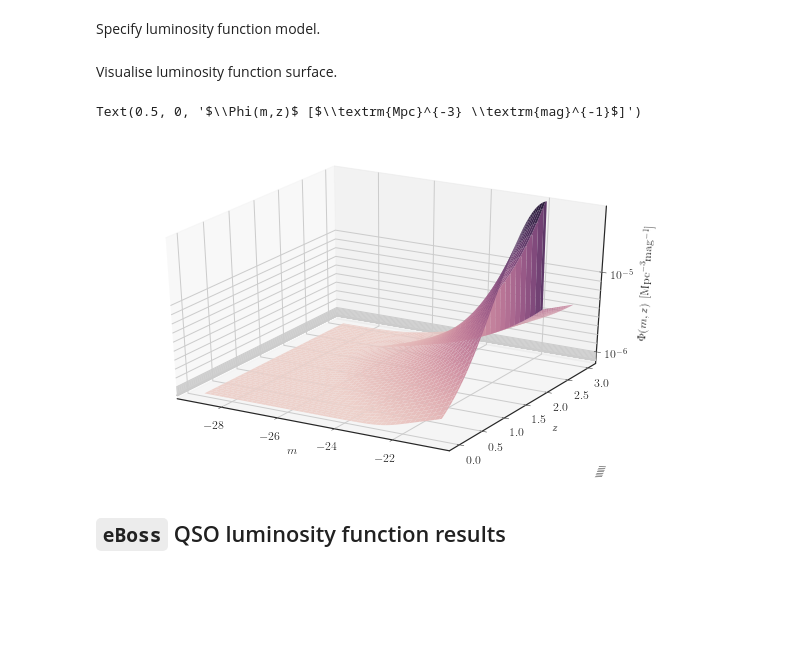
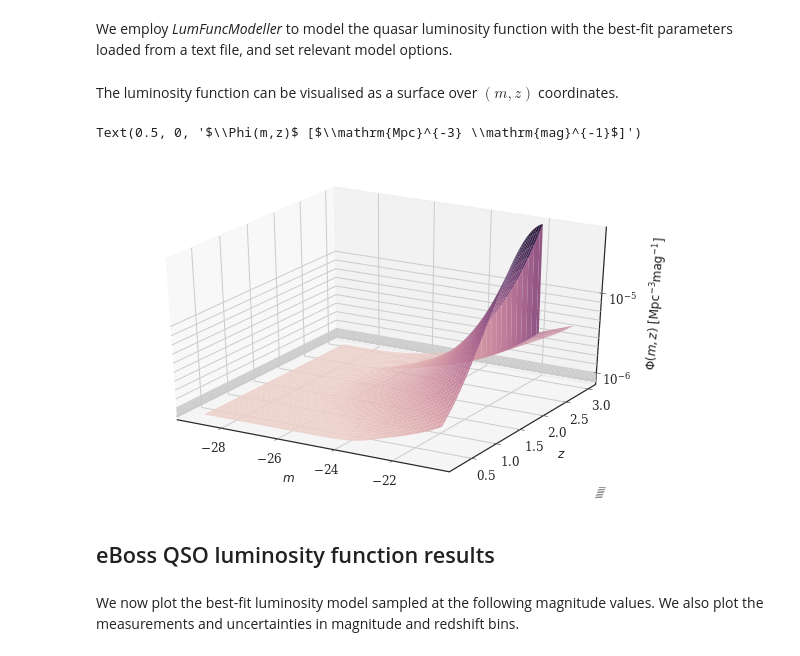
Before and after one commit to MikeSWang/HorizonGRound, a Jupyter notebook: notebooks/QSO_luminosity_function_model.ipynb, the cells around one changed output. Drawn from its saved outputs; the diff is of its cells as text; code cells hidden in the pictures; blank space fills up the shorter version.

```diff
--- a/notebooks/QSO_luminosity_function_model.ipynb
+++ b/notebooks/QSO_luminosity_function_model.ipynb
@@ -24,5 +20,5 @@ Define parameter ranges.
 # %%
-REDSHIFT_RANGE = 0., 3.
 MAGNITUDE_RANGE = -29.0, -20.6
+REDSHIFT_RANGE = 0.25, 3.
 DENSITY_RANGE = pow(10, -9.225), pow(10, -4.775)
 # %% [markdown]
@@ -41,45 +35,42 @@ luminosity_function_data = LumFuncMeasurements(
-# %% [markdown]
-Specify luminosity function model.
+# %% [markdown]
+We employ *LumFuncModeller* to model the quasar luminosity function with the best-fit parameters loaded from a text file, and set relevant model options.
 # %%
-modeller = LumFuncModeller.from_parameters_file(
-    parameter_file="../data/external/eBOSS_QSO_LF_PLE_model_fits.txt",
-    lumfunc_model=quasar_PLE_model,
-    brightness_variable='magnitude',
+modeller = LumFuncModeller.from_parameter_file(
+    parameter_file=PATHEXT/"eBOSS_QSO_LF_PLE_model_fits.txt",
+    model_lumfunc=quasar_PLE_lumfunc,
+    luminosity_variable='magnitude',
     threshold_value=-21.80,
-    threshold_variable='magnitude',
-    cosmology=Planck15,
-    base10_log=False,
+    cosmology=Planck15
 )
 
 luminosity_function_model = modeller.luminosity_function
-# %% [markdown]
-Visualise luminosity function surface.
+# %% [markdown]
+The luminosity function can be visualised as a surface over $(m, z)$ coordinates.
 # %%
 NUM_MESH = 100
 
 magnitudes = np.linspace(*MAGNITUDE_RANGE, num=NUM_MESH, endpoint=False)
 redshifts = np.linspace(*REDSHIFT_RANGE, num=NUM_MESH, endpoint=False)
-m, z = np.meshgrid(magnitudes, redshifts)
-Phi = luminosity_function_model(m, z)
+
+m_grid, z_grid = np.meshgrid(magnitudes, redshifts)
+Phi_grid = luminosity_function_model(m_grid, z_grid)
 
 fig = plt.figure("Luminosity function surface", figsize=(10, 6))
 ax = plt.axes(projection='3d')
 
-ax.plot_surface(
-    m, z, Phi,
-    cmap=sns.cubehelix_palette(as_cmap=True),
-    edgecolor='none'
-)
+ax.plot_surface(m_grid, z_grid, Phi_grid, cmap=sns.cubehelix_palette(as_cmap=True), edgecolor='none')
 
-ax.set_xlabel(r"$m$")
-ax.set_ylabel(r"$z$")
+ax.set_xlabel(r"$m$", labelpad=10)
+ax.set_ylabel(r"$z$", labelpad=10)
 
+ax.set_zscale('log')
 ax.set_zlim(*DENSITY_RANGE)
-ax.set_zscale('log')
 ax.set_zticks([pow(10, -5), pow(10, -6)])
-ax.set_zlabel(r"$\Phi(m,z)$ [$\textrm{Mpc}^{-3} \textrm{mag}^{-1}$]")
+ax.set_zlabel(r"$\Phi(m,z)$ [$\mathrm{Mpc}^{-3} \mathrm{mag}^{-1}$]", labelpad=10)
 # %% [output]
-Text(0.5, 0, '$\\Phi(m,z)$ [$\\textrm{Mpc}^{-3} \\textrm{mag}^{-1}$]')
+Text(0.5, 0, '$\\Phi(m,z)$ [$\\mathrm{Mpc}^{-3} \\mathrm{mag}^{-1}$]')
-[figure, old version]
+[figure, new version]
 # %% [markdown]
-## ``eBoss`` QSO luminosity function results
+## eBoss QSO luminosity function results
+# %% [markdown]
+We now plot the best-fit luminosity model sampled at the following magnitude values. We also plot the measurements and uncertainties in magnitude and redshift bins.
```
Also changed, not shown: parts of 13 cells of this notebook, 3 other files.
